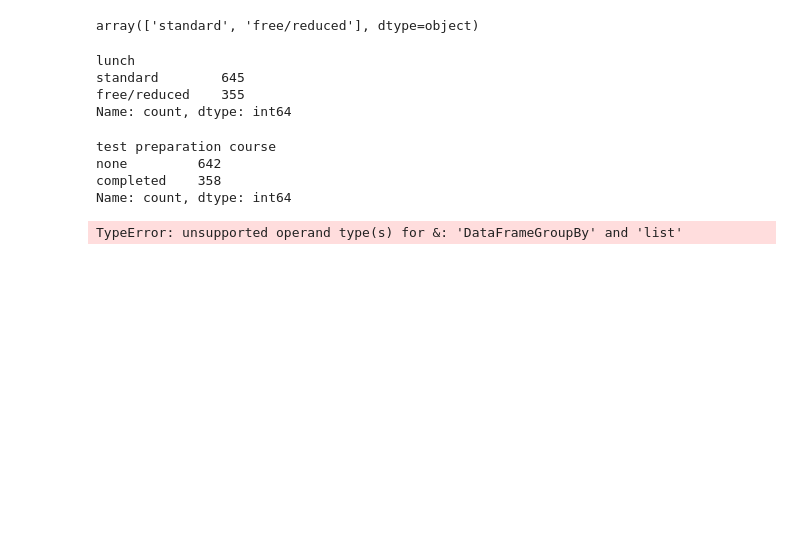
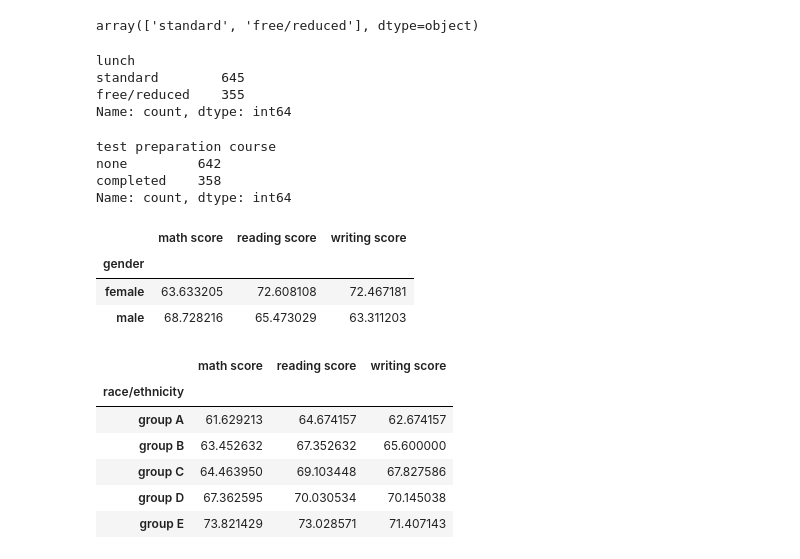
Before and after one commit to AdemCan05/HI-kod-5.Atolye, a Jupyter notebook: 7.Hafta/Students_Performance_Odev.ipynb, the cells around one changed output. Drawn from its saved outputs; the diff is of its cells as text; code cells hidden in the pictures; blank space fills up the shorter version.

```diff
--- a/7.Hafta/Students_Performance_Odev.ipynb
+++ b/7.Hafta/Students_Performance_Odev.ipynb
@@ -94,12 +114,24 @@ Name: count, dtype: int64
 # %%
 #9
 #gender sütunundaki değerler için ortalama math score, reading score, writing score değerlerini bulalım.
-df.groupby("gender")[["math score"]]&[["reading score"]]&[["writing score"]].mean().reset_index()
+df.groupby("gender")[["math score", "reading score", "writing score"]].mean()
 # %% [output]
-TypeError: unsupported operand type(s) for &: 'DataFrameGroupBy' and 'list'
+|  | math score | reading score | writing score |
+| gender |  |  |  |
+| female | 63.633205 | 72.608108 | 72.467181 |
+| male | 68.728216 | 65.473029 | 63.311203 |
 # %%
 #10
 #race/ethnicity sütunundaki değerler için ortalama math score, reading score, writing score değerlerini bulalım.
+df.groupby("race/ethnicity")[["math score", "reading score", "writing score"]].mean()
+# %% [output]
+|  | math score | reading score | writing score |
+| race/ethnicity |  |  |  |
+| group A | 61.629213 | 64.674157 | 62.674157 |
+| group B | 63.452632 | 67.352632 | 65.600000 |
+| group C | 64.463950 | 69.103448 | 67.827586 |
+| group D | 67.362595 | 70.030534 | 70.145038 |
+| group E | 73.821429 | 73.028571 | 71.407143 |
 # %%
 #11
 #parental level of education sütunundaki değerler için ortalama math score, reading score, writing score değerlerini bulalım.
```
Also changed, not shown: parts of 10 cells of this notebook.
